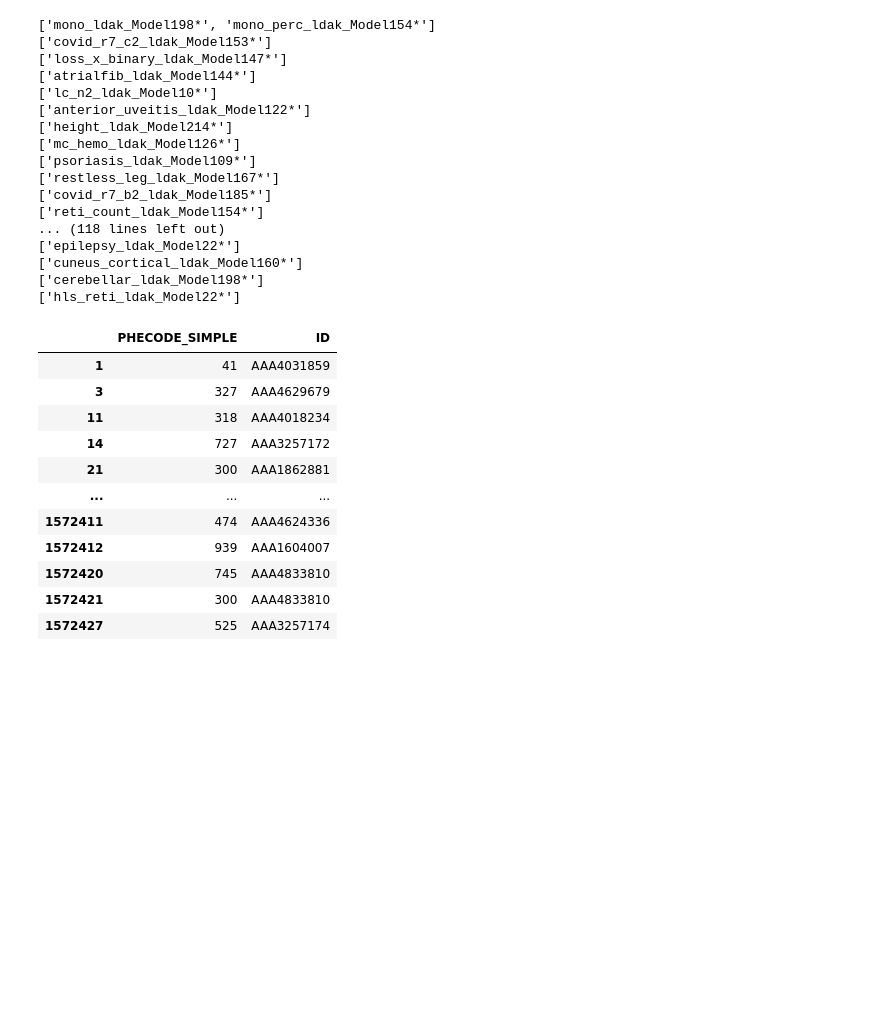
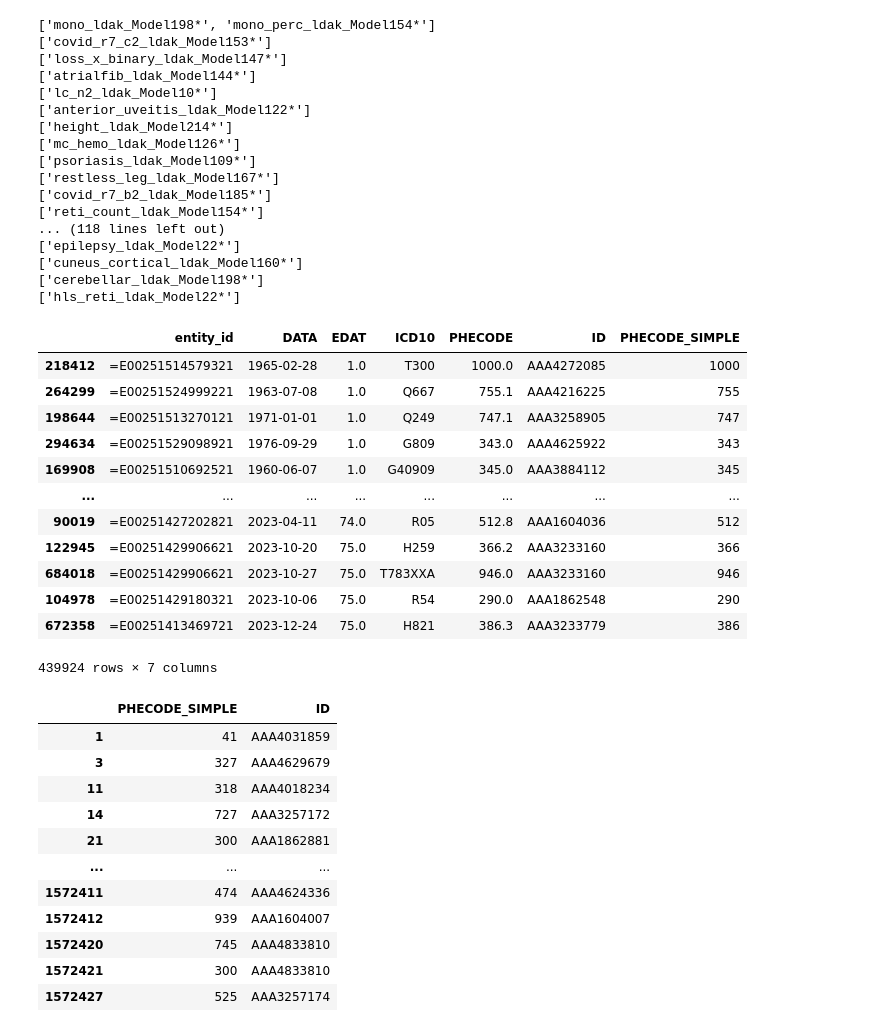
Before and after one commit to gcatbiobank/polygenie-pipeline, a Jupyter notebook: Prepare_PRSs.ipynb, the cells around one changed output. Saved outputs shown, nothing was run; the diff lists cells and outputs as text; code cells hidden in the pictures; blank space fills up the shorter version.

```diff
--- a/Prepare_PRSs.ipynb
+++ b/Prepare_PRSs.ipynb
@@ -51,6 +51,22 @@ phecodes = phecodes[~phecodes['ID'].isna()]
 phecodes = phecodes[~phecodes['PHECODE'].isna()]
 # %%
 phecodes['PHECODE_SIMPLE'] = phecodes['PHECODE'].map(lambda x: str(x).split('.')[0])
+# %%
+phecodes.sort_values('EDAT')
+# %% [output]
+|  | entity_id | DATA | EDAT | ICD10 | PHECODE | ID | PHECODE_SIMPLE |
+| 218412 | =E00251514579321 | 1965-02-28 | 1.0 | T300 | 1000.0 | AAA4272085 | 1000 |
+| 264299 | =E00251524999221 | 1963-07-08 | 1.0 | Q667 | 755.1 | AAA4216225 | 755 |
+| 198644 | =E00251513270121 | 1971-01-01 | 1.0 | Q249 | 747.1 | AAA3258905 | 747 |
+| 294634 | =E00251529098921 | 1976-09-29 | 1.0 | G809 | 343.0 | AAA4625922 | 343 |
+| 169908 | =E00251510692521 | 1960-06-07 | 1.0 | G40909 | 345.0 | AAA3884112 | 345 |
+| ... | ... | ... | ... | ... | ... | ... | ... |
+| 90019 | =E00251427202821 | 2023-04-11 | 74.0 | R05 | 512.8 | AAA1604036 | 512 |
+| 122945 | =E00251429906621 | 2023-10-20 | 75.0 | H259 | 366.2 | AAA3233160 | 366 |
+| 684018 | =E00251429906621 | 2023-10-27 | 75.0 | T783XXA | 946.0 | AAA3233160 | 946 |
+| 104978 | =E00251429180321 | 2023-10-06 | 75.0 | R54 | 290.0 | AAA1862548 | 290 |
+| 672358 | =E00251413469721 | 2023-12-24 | 75.0 | H821 | 386.3 | AAA3233779 | 386 |
+439924 rows × 7 columns
 # %%
 phecodes[['PHECODE_SIMPLE', 'ID']]
 # %% [output]
```
Also changed, not shown: parts of 6 cells of this notebook, 9 other files.
